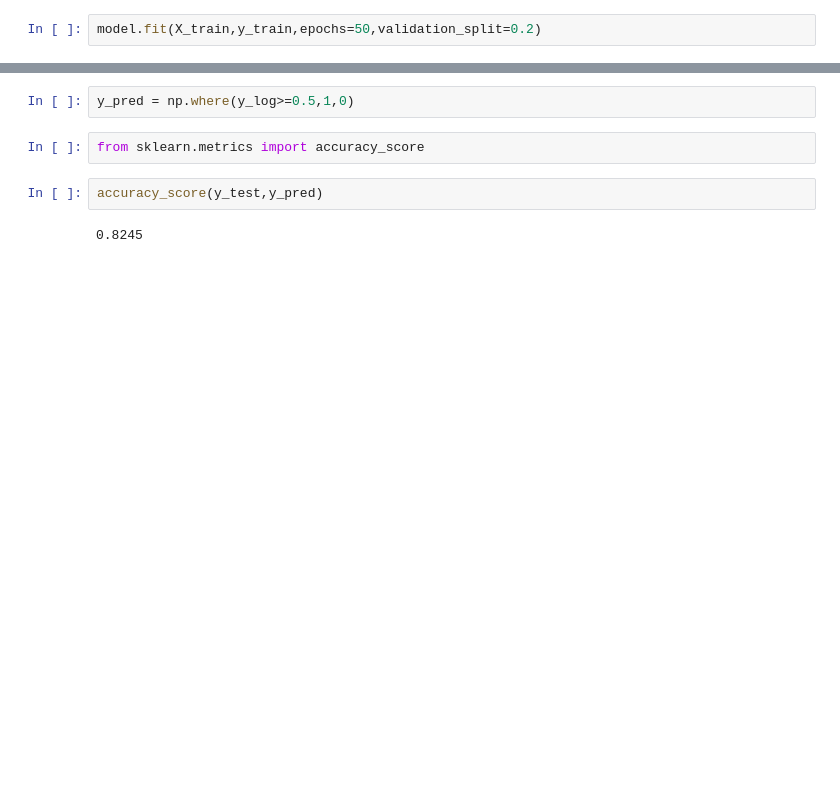
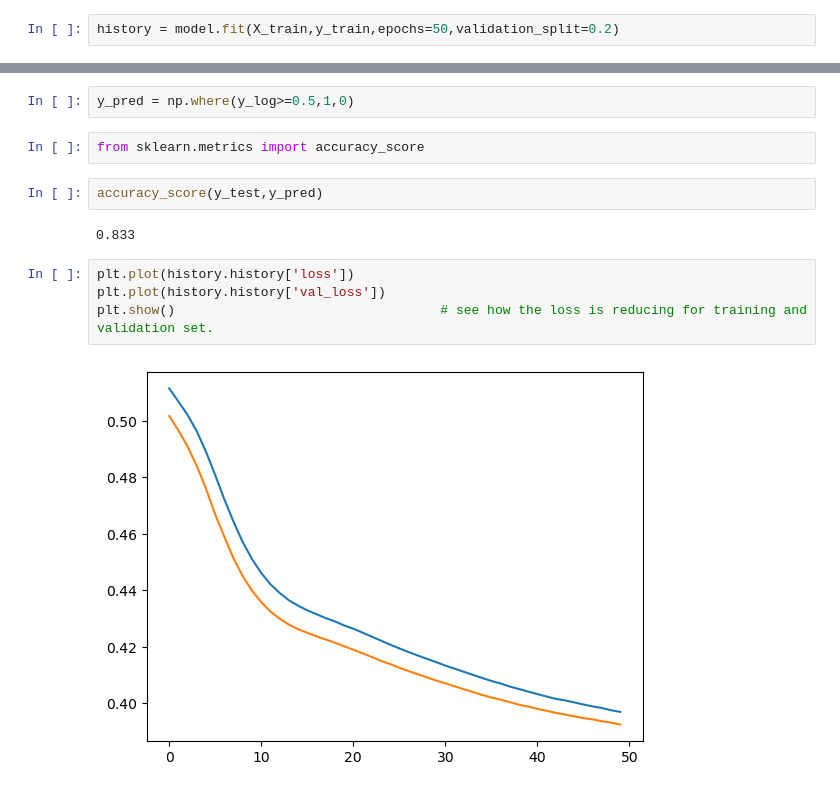
Before and after one commit to karthik4-4/Customer-Churn-Prediction, a Jupyter notebook: Customer-Churn-Prediction.ipynb, the cells around one changed output, grey strips where cells are left out. Saved outputs shown, nothing was run; the diff lists cells and outputs as text; blank space fills up the shorter version.

Commit message:
And finally, we visualize how loss and accuracy of training and vaidation is chnahing by epochs..

```diff
--- a/Customer-Churn-Prediction.ipynb
+++ b/Customer-Churn-Prediction.ipynb
@@ -136,6 +136,6 @@ Model: "sequential_8"
 # %%
 model.compile(loss='binary_crossentropy',optimizer='Adam',metrics=['accuracy'])
 # %%
-model.fit(X_train,y_train,epochs=50,validation_split=0.2)
+history = model.fit(X_train,y_train,epochs=50,validation_split=0.2)
 # %% [output]
 Epoch 1/50
@@ -199,4 +198,10 @@ from sklearn.metrics import accuracy_score
 # %%
 accuracy_score(y_test,y_pred)
 # %% [output]
-0.8245
+0.833
+# %%
+plt.plot(history.history['loss'])
+plt.plot(history.history['val_loss'])
+plt.show()                                  # see how the loss is reducing for training and validation set.
+# %% [output]
+[figure, added]
```
Also changed, not shown: parts of 7 cells of this notebook.
